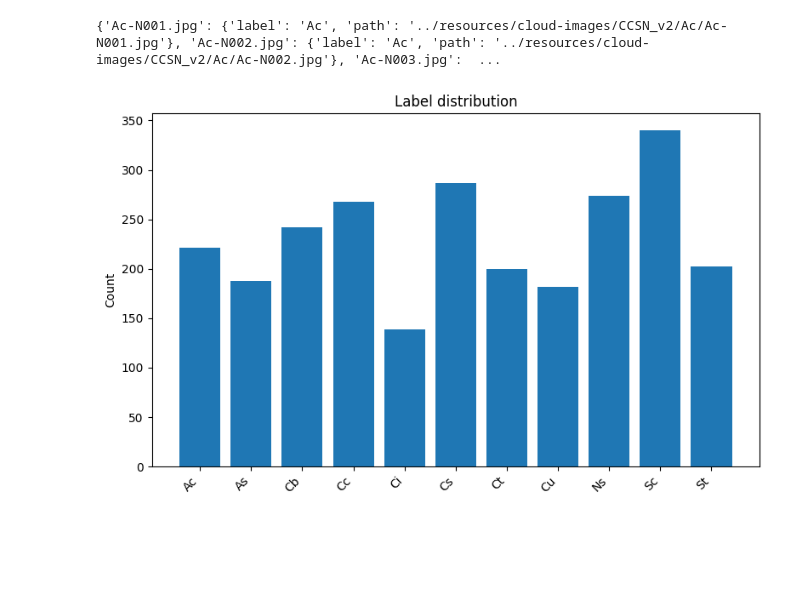
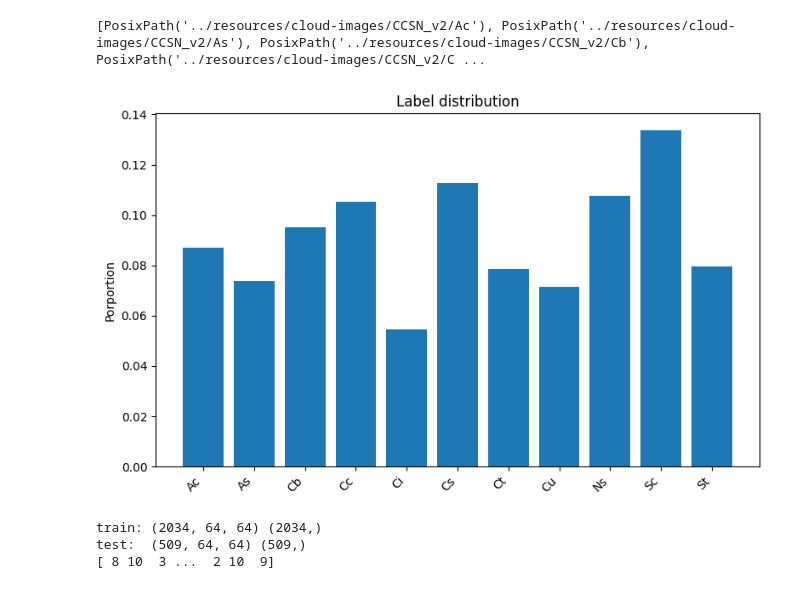
Before and after one commit to LucasNseyep/belle-weder, a Jupyter notebook: notebooks/01_machine_learning.ipynb, the cells around one changed output. Saved outputs shown, nothing was run; the diff lists cells and outputs as text; code cells hidden in the pictures; blank space fills up the shorter version.

```diff
--- a/notebooks/01_machine_learning.ipynb
+++ b/notebooks/01_machine_learning.ipynb
@@ -4,10 +4,12 @@ def fetch_image_data():
     return
 # %%
 from pathlib import Path
+import os
 
 IMAGES_PATH = Path("../resources/cloud-images/CCSN_v2")
 
 def index_labeled_images(images_path=IMAGES_PATH):
+    cloud_labels = []
     images_path = Path(images_path)
     labeled_images = {}
     if not images_path.exists():
@@ -20,13 +22,13 @@ def index_labeled_images(images_path=IMAGES_PATH):
                 "path": str(img_path)
             }
 
-    return labeled_images
+    return labeled_images, cloud_labels
 # %%
-labeled_images = index_labeled_images()
+labeled_images, cloud_labels = index_labeled_images()
 
-print(labeled_images)
+print(cloud_labels)
 # %% [output]
-{'Ac-N001.jpg': {'label': 'Ac', 'path': '../resources/cloud-images/CCSN_v2/Ac/Ac-N001.jpg'}, 'Ac-N002.jpg': {'label': 'Ac', 'path': '../resources/cloud-images/CCSN_v2/Ac/Ac-N002.jpg'}, 'Ac-N003.jpg':  ...
+[PosixPath('../resources/cloud-images/CCSN_v2/Ac'), PosixPath('../resources/cloud-images/CCSN_v2/As'), PosixPath('../resources/cloud-images/CCSN_v2/Cb'), PosixPath('../resources/cloud-images/CCSN_v2/C ...
 # %%
 import os
 import matplotlib.pyplot as plt
@@ -52,18 +54,38 @@ images, labels = extract_labels(labeled_images)
 # %%
 import matplotlib.pyplot as plt
 from collections import Counter
 
 # labels must be a 1D array or list of class names
 label_counts = Counter(labels)
 classes = list(label_counts.keys())
-counts = list(label_counts.values())
+counts = np.array(list(label_counts.values()))
+props = counts / counts.sum()
 
 plt.figure(figsize=(8, 5))
-plt.bar(classes, counts)
+plt.bar(classes, props)
 plt.xticks(rotation=45, ha="right")
-plt.ylabel("Count")
+plt.ylabel("Porportion")
 plt.title("Label distribution")
 plt.tight_layout()
 plt.show()
 # %% [output]
-[figure, old version]
+[figure, new version]
+# %%
+from sklearn.model_selection import StratifiedShuffleSplit
+from sklearn.preprocessing import LabelEncoder
+
+ordinal_encoder = LabelEncoder()
+labels_encoded = ordinal_encoder.fit_transform(labels)
+
+sss = StratifiedShuffleSplit(n_splits=1, test_size=0.2, random_state=42)
+train_idx, test_idx = next(sss.split(images, labels_encoded))
+
+X_train, X_test = images[train_idx], images[test_idx]
+y_train, y_test = labels_encoded[train_idx], labels_encoded[test_idx]
+
+print("train:", X_train.shape, y_train.shape)
+print("test: ", X_test.shape, y_test.shape)
+# %% [output]
+train: (2034, 64, 64) (2034,)
+test:  (509, 64, 64) (509,)
+[ 8 10  3 ...  2 10  9]
```
Also changed, not shown: parts of 14 cells of this notebook.
